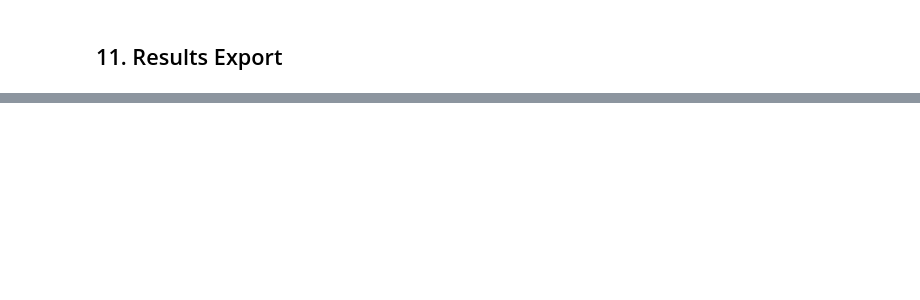
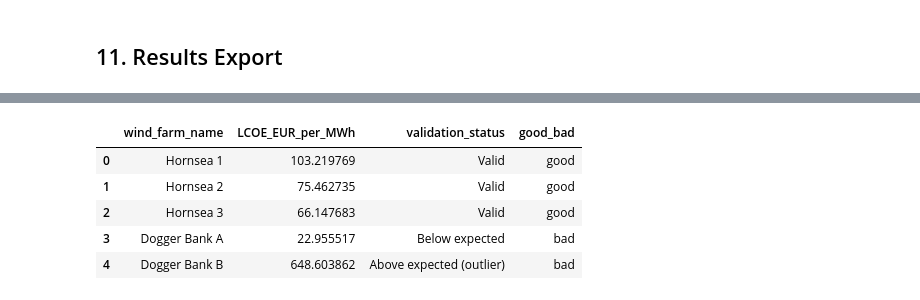
Before and after one commit to Makakashan/IntelegenceProject, a Jupyter notebook: windAlgorithm.ipynb, the cells around one changed output, grey strips where cells are left out. Saved outputs shown, nothing was run; the diff lists cells and outputs as text; code cells hidden in the pictures; blank space fills up the shorter version.

```diff
--- a/windAlgorithm.ipynb
+++ b/windAlgorithm.ipynb
@@ -766,0 +771,17 @@ Portugal        9833.0       9833.0    9833.0    9833.0         1      25.0
+# %%
+import sys
+from wind_farm_classifier import load_and_analyse, classify_new_project
+
+# Load the dataset and compute LCOE and other metrics
+df_valid_classified = load_and_analyse('output/windTurbineData_enriched_2026EUR.csv')
+# Map validation status to a binary label: good (valid) or bad (outlier or below expected)
+df_valid_classified['good_bad'] = df_valid_classified['validation_status'].apply(lambda s: 'good' if s == 'Valid' else 'bad')
+# Display the first few classified projects
+df_valid_classified[['wind_farm_name','LCOE_EUR_per_MWh','validation_status','good_bad']].head()
+# %% [output]
+|  | wind_farm_name | LCOE_EUR_per_MWh | validation_status | good_bad |
+| 0 | Hornsea 1 | 103.219769 | Valid | good |
+| 1 | Hornsea 2 | 75.462735 | Valid | good |
+| 2 | Hornsea 3 | 66.147683 | Valid | good |
+| 3 | Dogger Bank A | 22.955517 | Below expected | bad |
+| 4 | Dogger Bank B | 648.603862 | Above expected (outlier) | bad |
```
Also changed, not shown: parts of 4 cells of this notebook.
